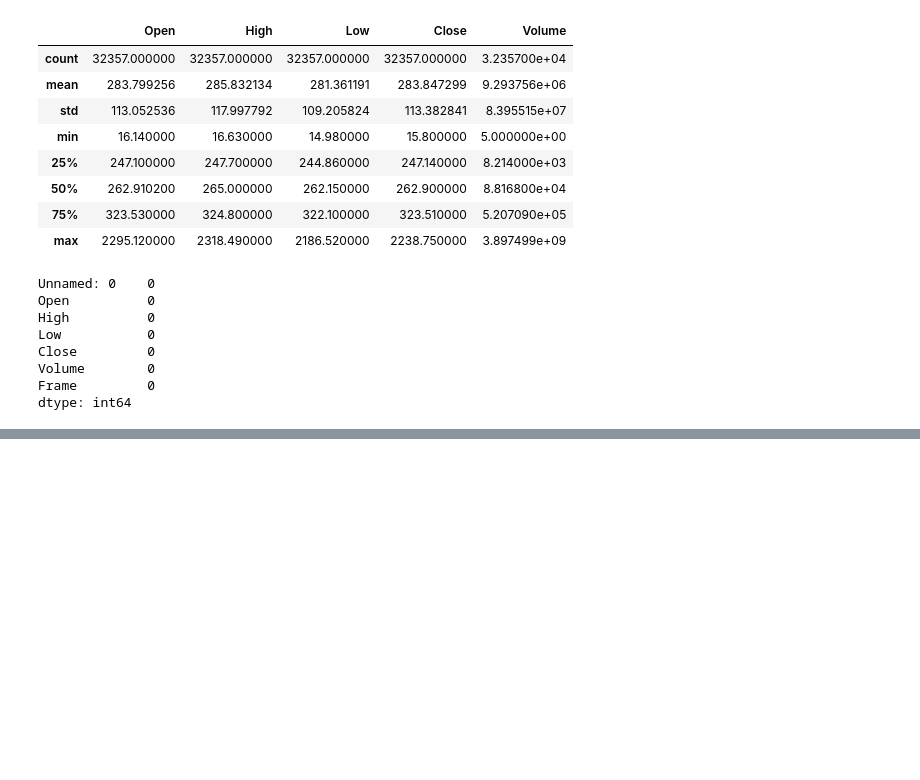
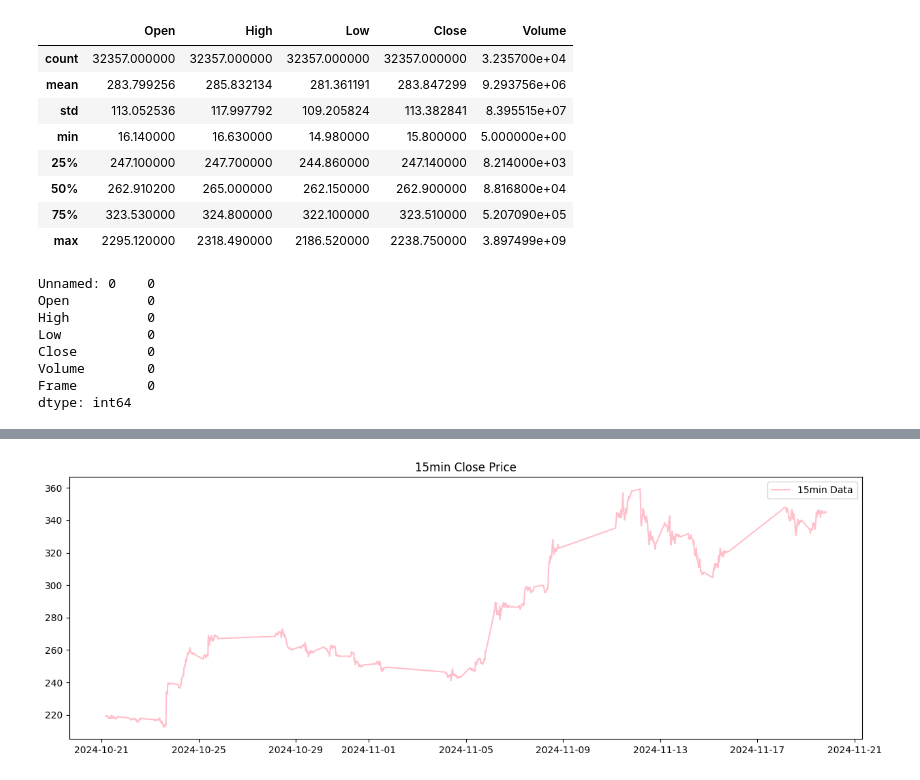
Before and after one commit to taladowiekat/tesla_stock_price_prediction, a Jupyter notebook: TSLA_Stock_Prediction.ipynb, the cells around one changed output, grey strips where cells are left out. Drawn from its saved outputs; the diff is of its cells as text; code cells hidden in the pictures; blank space fills up the shorter version.

```diff
--- a/TSLA_Stock_Prediction.ipynb
+++ b/TSLA_Stock_Prediction.ipynb
@@ -212,0 +313,9 @@ plt.show()
+# %%
+
+plt.figure(figsize=(15, 5))
+plt.plot(data_by_frame['15min']['DateTime'], data_by_frame['15min']['Close'], label='15min Data', color='pink')
+plt.title('15min Close Price')
+plt.legend()
+plt.show()
+# %% [output]
+[figure, added]
```
Also changed, not shown: parts of 43 cells of this notebook.
